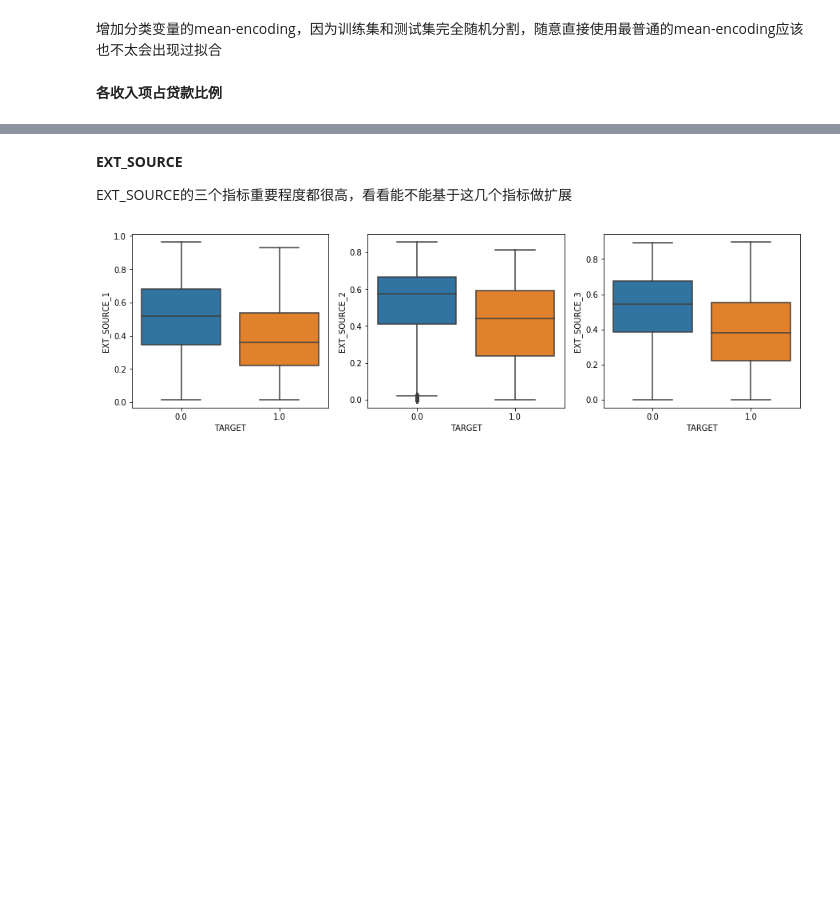
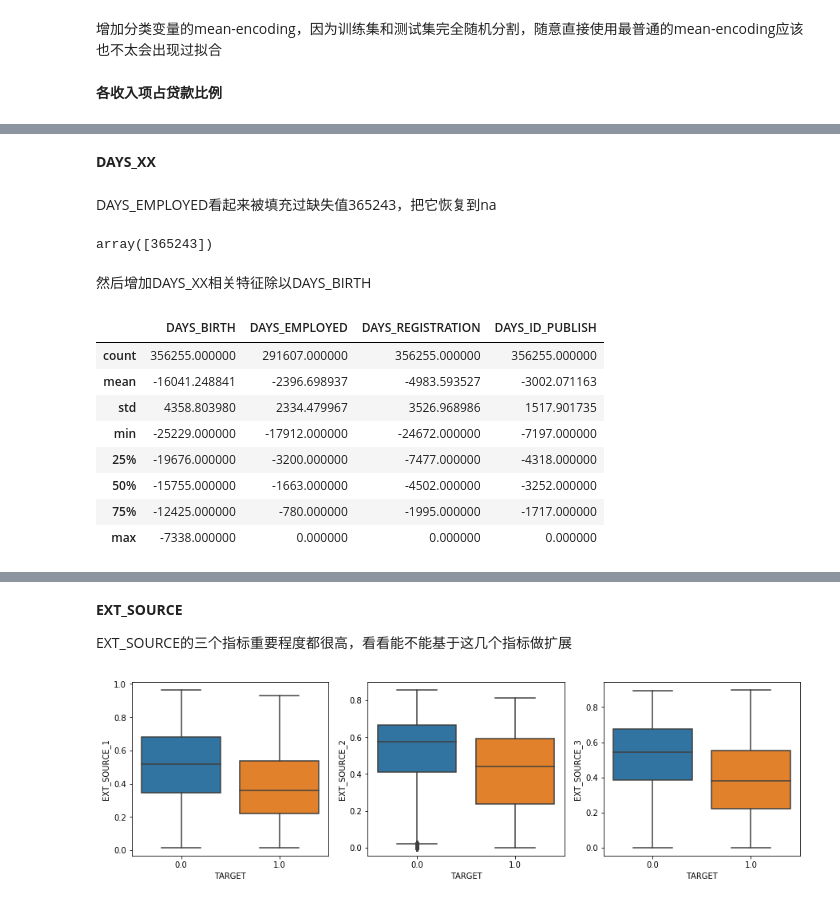
Before and after one commit to hahadsg/MyKaggle, a Jupyter notebook: competitions/home-credit-default-risk/EDA.ipynb, the cells around one changed output, grey strips where cells are left out. Saved outputs shown, nothing was run; the diff lists cells and outputs as text; code cells hidden in the pictures; blank space fills up the shorter version.

```diff
--- a/competitions/home-credit-default-risk/EDA.ipynb
+++ b/competitions/home-credit-default-risk/EDA.ipynb
@@ -160,0 +173,8 @@ add_features(new_features)
+# %% [markdown]
+**DAYS_XX**
+# %% [markdown]
+DAYS_EMPLOYED看起来被填充过缺失值365243，把它恢复到na
+# %%
+full_df[full_df['DAYS_EMPLOYED'] > 0]['DAYS_EMPLOYED'].unique()
+# %% [output]
+array([365243])
@@ -160,0 +183,14 @@ add_features(new_features)
+# %% [markdown]
+然后增加DAYS_XX相关特征除以DAYS_BIRTH
+# %%
+full_df[['DAYS_BIRTH', 'DAYS_EMPLOYED', 'DAYS_REGISTRATION', 'DAYS_ID_PUBLISH']].describe()
+# %% [output]
+|  | DAYS_BIRTH | DAYS_EMPLOYED | DAYS_REGISTRATION | DAYS_ID_PUBLISH |
+| count | 356255.000000 | 291607.000000 | 356255.000000 | 356255.000000 |
+| mean | -16041.248841 | -2396.698937 | -4983.593527 | -3002.071163 |
+| std | 4358.803980 | 2334.479967 | 3526.968986 | 1517.901735 |
+| min | -25229.000000 | -17912.000000 | -24672.000000 | -7197.000000 |
+| 25% | -19676.000000 | -3200.000000 | -7477.000000 | -4318.000000 |
+| 50% | -15755.000000 | -1663.000000 | -4502.000000 | -3252.000000 |
+| 75% | -12425.000000 | -780.000000 | -1995.000000 | -1717.000000 |
+| max | -7338.000000 | 0.000000 | 0.000000 | 0.000000 |
```
Also changed, not shown: parts of 7 cells of this notebook.
